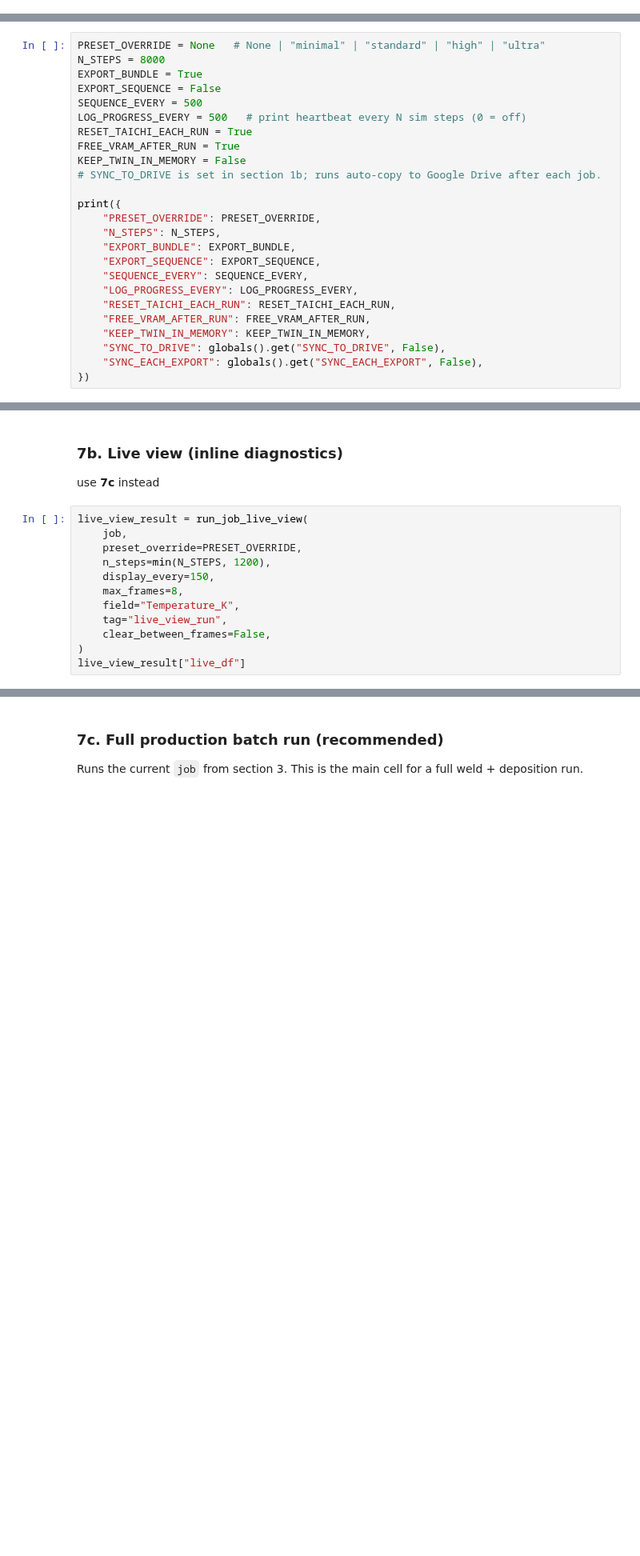
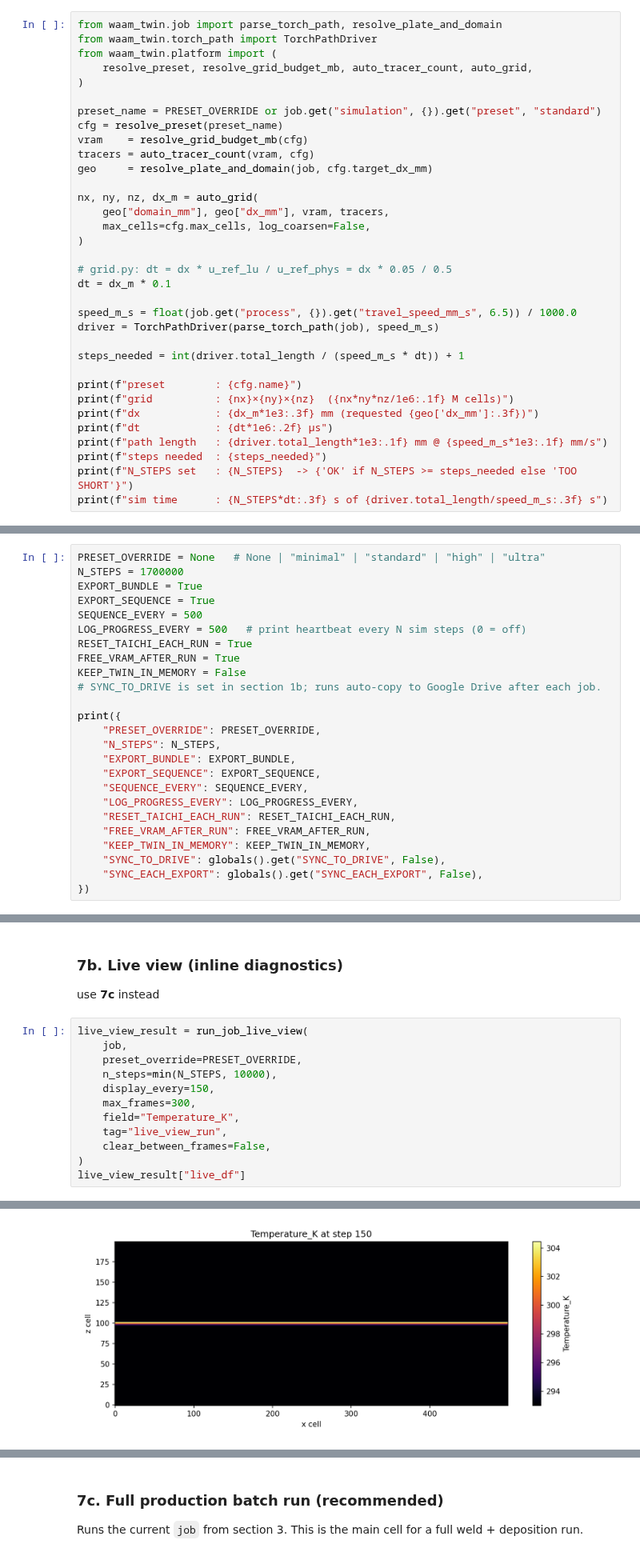
Before and after one commit to THEDARKDEACON/waam_solver, a Jupyter notebook: notebooks/cloud_production_workflow.ipynb, the cells around one changed output, grey strips where cells are left out. Shown at 80% size. Cells and saved outputs as stored; diff of their text form; blank space fills up the shorter version.

```diff
--- a/notebooks/cloud_production_workflow.ipynb
+++ b/notebooks/cloud_production_workflow.ipynb
@@ -587,0 +587,34 @@ Applied notebook job configuration
+# %%
+from waam_twin.job import parse_torch_path, resolve_plate_and_domain
+from waam_twin.torch_path import TorchPathDriver
+from waam_twin.platform import (
+    resolve_preset, resolve_grid_budget_mb, auto_tracer_count, auto_grid,
+)
+
+preset_name = PRESET_OVERRIDE or job.get("simulation", {}).get("preset", "standard")
+cfg = resolve_preset(preset_name)
+vram    = resolve_grid_budget_mb(cfg)
+tracers = auto_tracer_count(vram, cfg)
+geo     = resolve_plate_and_domain(job, cfg.target_dx_mm)
+
+nx, ny, nz, dx_m = auto_grid(
+    geo["domain_mm"], geo["dx_mm"], vram, tracers,
+    max_cells=cfg.max_cells, log_coarsen=False,
+)
+
+# grid.py: dt = dx * u_ref_lu / u_ref_phys = dx * 0.05 / 0.5
+dt = dx_m * 0.1
+
+speed_m_s = float(job.get("process", {}).get("travel_speed_mm_s", 6.5)) / 1000.0
+driver = TorchPathDriver(parse_torch_path(job), speed_m_s)
+
+steps_needed = int(driver.total_length / (speed_m_s * dt)) + 1
+
+print(f"preset        : {cfg.name}")
+print(f"grid          : {nx}×{ny}×{nz}  ({nx*ny*nz/1e6:.1f} M cells)")
+print(f"dx            : {dx_m*1e3:.3f} mm (requested {geo['dx_mm']:.3f})")
+print(f"dt            : {dt*1e6:.2f} µs")
+print(f"path length   : {driver.total_length*1e3:.1f} mm @ {speed_m_s*1e3:.1f} mm/s")
+print(f"steps needed  : {steps_needed}")
+print(f"N_STEPS set   : {N_STEPS}  -> {'OK' if N_STEPS >= steps_needed else 'TOO SHORT'}")
+print(f"sim time      : {N_STEPS*dt:.3f} s of {driver.total_length/speed_m_s:.3f} s")
@@ -603,9 +645,9 @@ Tips:
 - start with `PRESET_OVERRIDE = "standard"` or `"high"` before jumping to `ultra`.
 # %%
 PRESET_OVERRIDE = None   # None | "minimal" | "standard" | "high" | "ultra"
-N_STEPS = 8000
+N_STEPS = 1700000
 EXPORT_BUNDLE = True
-EXPORT_SEQUENCE = False
+EXPORT_SEQUENCE = True
 SEQUENCE_EVERY = 500
 LOG_PROGRESS_EVERY = 500   # print heartbeat every N sim steps (0 = off)
 RESET_TAICHI_EACH_RUN = True
@@ -1091,11 +1133,12 @@ use **7c** instead
 live_view_result = run_job_live_view(
     job,
     preset_override=PRESET_OVERRIDE,
-    n_steps=min(N_STEPS, 1200),
+    n_steps=min(N_STEPS, 10000),
     display_every=150,
-    max_frames=8,
+    max_frames=300,
     field="Temperature_K",
     tag="live_view_run",
     clear_between_frames=False,
 )
 live_view_result["live_df"]
+# %% [output]
@@ -1101,0 +1159 @@ live_view_result["live_df"]
+[figure, added]
```
Also changed, not shown: parts of 14 cells of this notebook, 12 other files.
